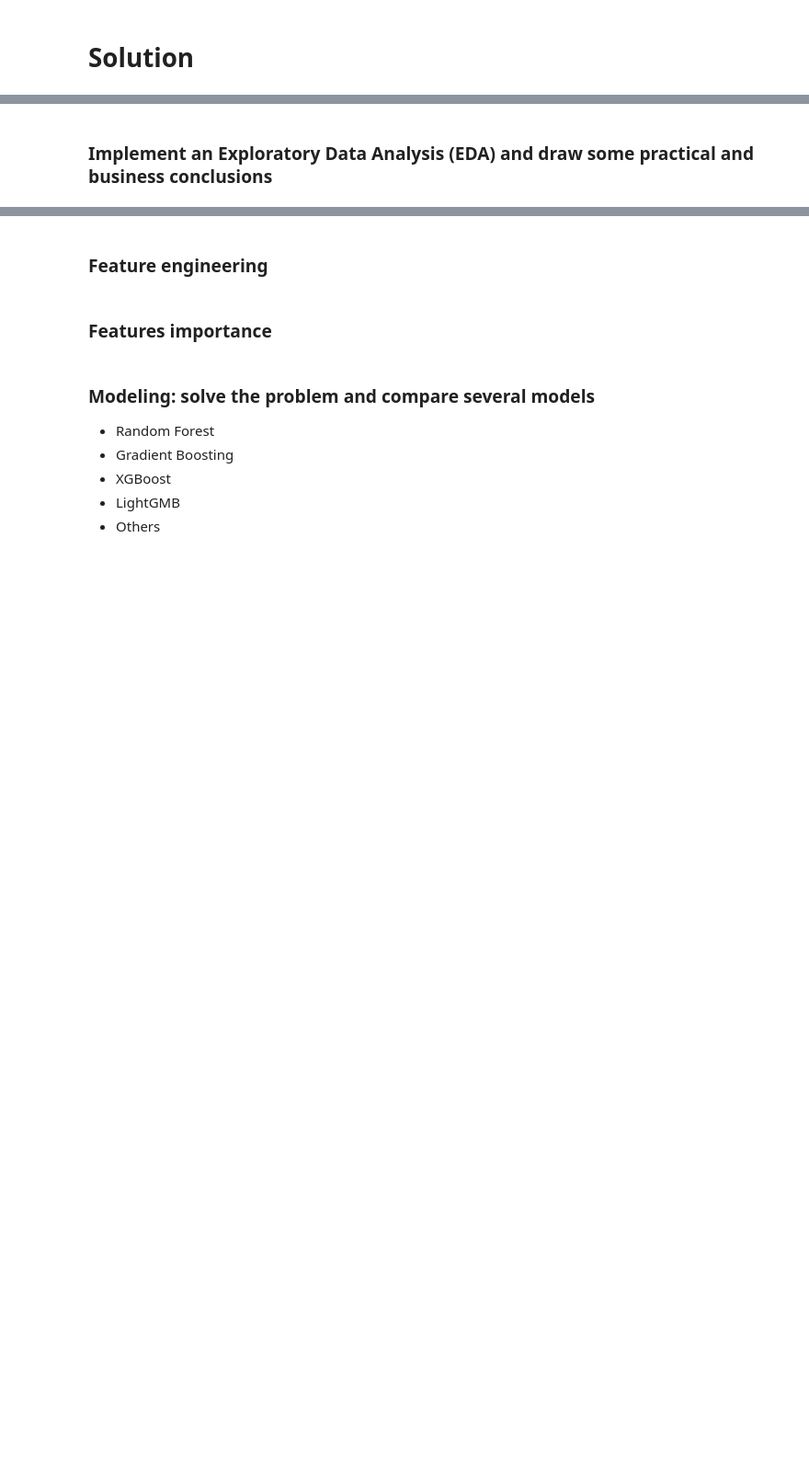
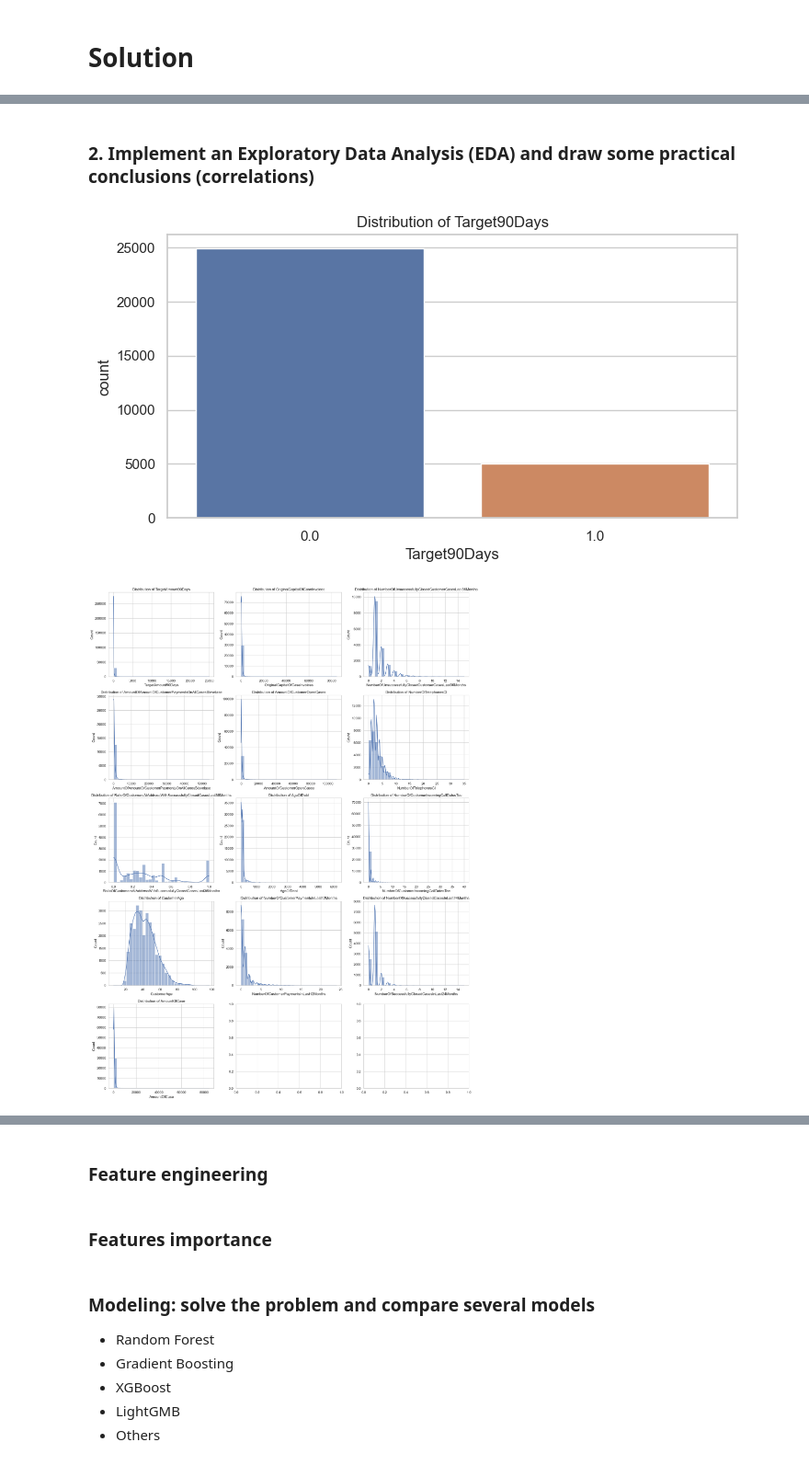
Before and after one commit to gabrieldeolaguibel/ML-Projects, a Jupyter notebook: assignments/practical_session3/session_9-Trees.ipynb, the cells around one changed output, grey strips where cells are left out. Shown at 92% size. Cells and saved outputs as stored; diff of their text form; code cells hidden in the pictures; blank space fills up the shorter version.

```diff
--- a/assignments/practical_session3/session_9-Trees.ipynb
+++ b/assignments/practical_session3/session_9-Trees.ipynb
@@ -9,8 +16,11 @@ This is a small sample of data (both in terms of observations and available vari
 # %%
 import sqlite3
 import pandas as pd
-con = sqlite3.connect('./assignments/practical_session3/session_9-Trees.db')
+con = sqlite3.connect('session_9-Trees.db')
 
-df_metadata = pd.read_sql_query('SELECT * FROM metadata;', con)
-df_metadata
+# information about the dataset
+# exclude the column "index" and "varcode
+metadata = pd.read_sql_query('SELECT * FROM metadata;', con)
+metadata = metadata.drop(columns=['varcode'])
+metadata
 # %% [output]
@@ -36,2 +149,41 @@ Good luck!
 # %% [markdown]
-### Implement an Exploratory Data Analysis (EDA) and draw some practical and business conclusions
+### 2. Implement an Exploratory Data Analysis (EDA) and draw some practical conclusions (correlations)
+# %%
+# Setting the aesthetics for the plots (aestjetic is key)
+sns.set(style="whitegrid")
+
+# Univariate Analysis: Visualizing the distribution of the target variable 'Target90Days'
+plt.figure(figsize=(8, 4))
+sns.countplot(x='Target90Days', data=df)
+plt.title('Distribution of Target90Days')
+plt.show()
+
+# Visualizing the distribution of all numerical variables
+fig, ax = plt.subplots(5, 3, figsize=(18, 24))
+
+# List of all numerical variables to plot, excluding 'Target90Days' as it's binary
+numerical_variables = [
+    'TargetAmount90Days',
+    'OriginalCapitalOfCaseInvoices',
+    'NumberOfUnsuccessfullyClosedCustomerCasesLast36Months',
+    'AmountOfAmountOfCustomerPaymentsOnAllCasesBlevelase',
+    'AmountOfCustomerOpenCases',
+    'NumberOfTelephonesCI',
+    'RatioOfCustomersAtAddressWithSuccessfullyClosedCasesLast36Months',
+    'AgeOfDebt',
+    'NumberOfCustomerIncomingCallDatesTee',
+    'CustomerAge',
+    'NumberOfCustomerPaymentsInLast12Months',
+    'NumberOfSuccessfullyClosedCasesInLast24Months',
+    'AmountOfCase'
+]
+
+# Plotting
+for i, var in enumerate(numerical_variables):
+    sns.histplot(df[var], kde=True, ax=ax[i//3, i%3], bins=30).set_title(f'Distribution of {var}')
+
+plt.tight_layout()
+plt.show()
+# %% [output]
+[figure, added]
+[figure, added]
```
Also changed, not shown: parts of 17 cells of this notebook, 1 other file.
